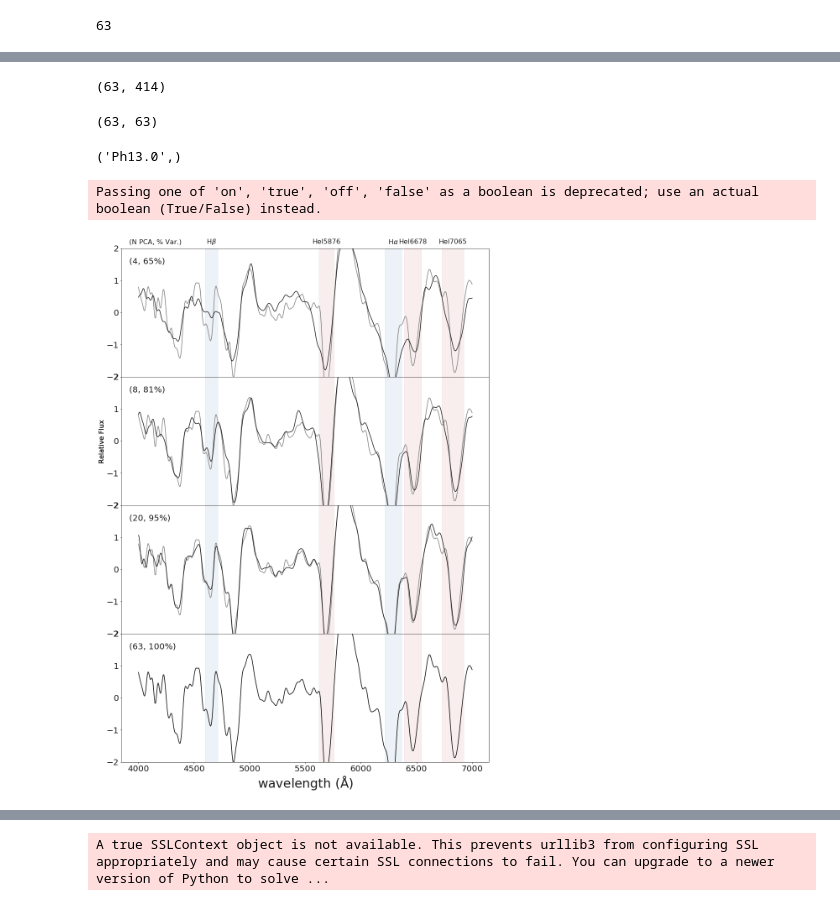
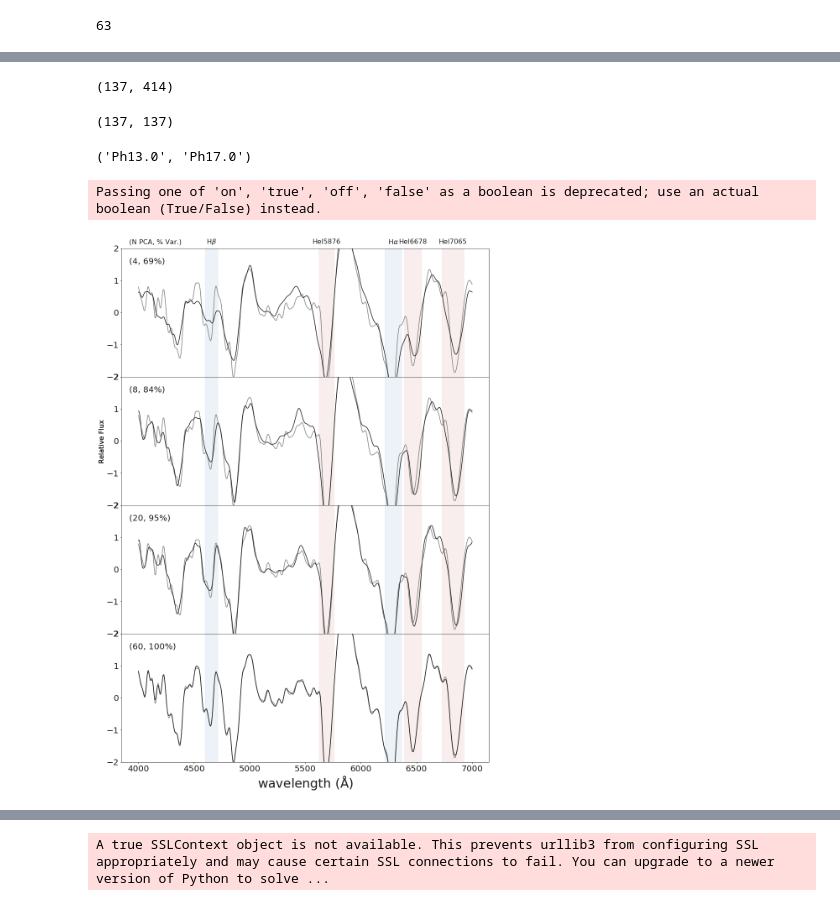
Before and after one commit to umerudel/SESNspectraPCA, a Jupyter notebook: SESNPCA.ipynb, the cells around one changed output, grey strips where cells are left out. Cells and saved outputs as stored; diff of their text form; code cells hidden in the pictures.

```diff
--- a/SESNPCA.ipynb
+++ b/SESNPCA.ipynb
@@ -100,24 +106,24 @@ phaseinfo
 # %%
-snidPCA = SNePCA.SNePCA(dataset)
+snidPCA = SNePCA.SNePCA(dataset, 10, 20)
 # %%
 snidPCA.specMatrix.shape
 # %% [output]
-(63, 414)
+(137, 414)
 # %%
 snidPCA.snidPCA()
 # %%
 snidPCA.pcaCoeffMatrix.shape
 # %% [output]
-(63, 63)
+(137, 137)
 # %%
 snidPCA.snidset['sn2011ei'].getSNCols()
 # %% [output]
-('Ph13.0',)
+('Ph13.0', 'Ph17.0')
 # %%
-snidPCA.reconstructSpectrum('sn2011ei', 'Ph13.0',[4,8,20,63],fontsize=16)
+snidPCA.reconstructSpectrum('sn2011ei', 'Ph13.0',[4,8,20,60],fontsize=16)
 # %% [output]
 Passing one of 'on', 'true', 'off', 'false' as a boolean is deprecated; use an actual boolean (True/False) instead.
-[figure, old version]
+[figure, new version]
 # %%
 f,grid=snidPCA.plotEigenspectra(figsize=(15,20), nshow=5, ylim=(-0.26,0.26))
 # %%
```
Also changed, not shown: parts of 60 cells of this notebook, 8 other files.
